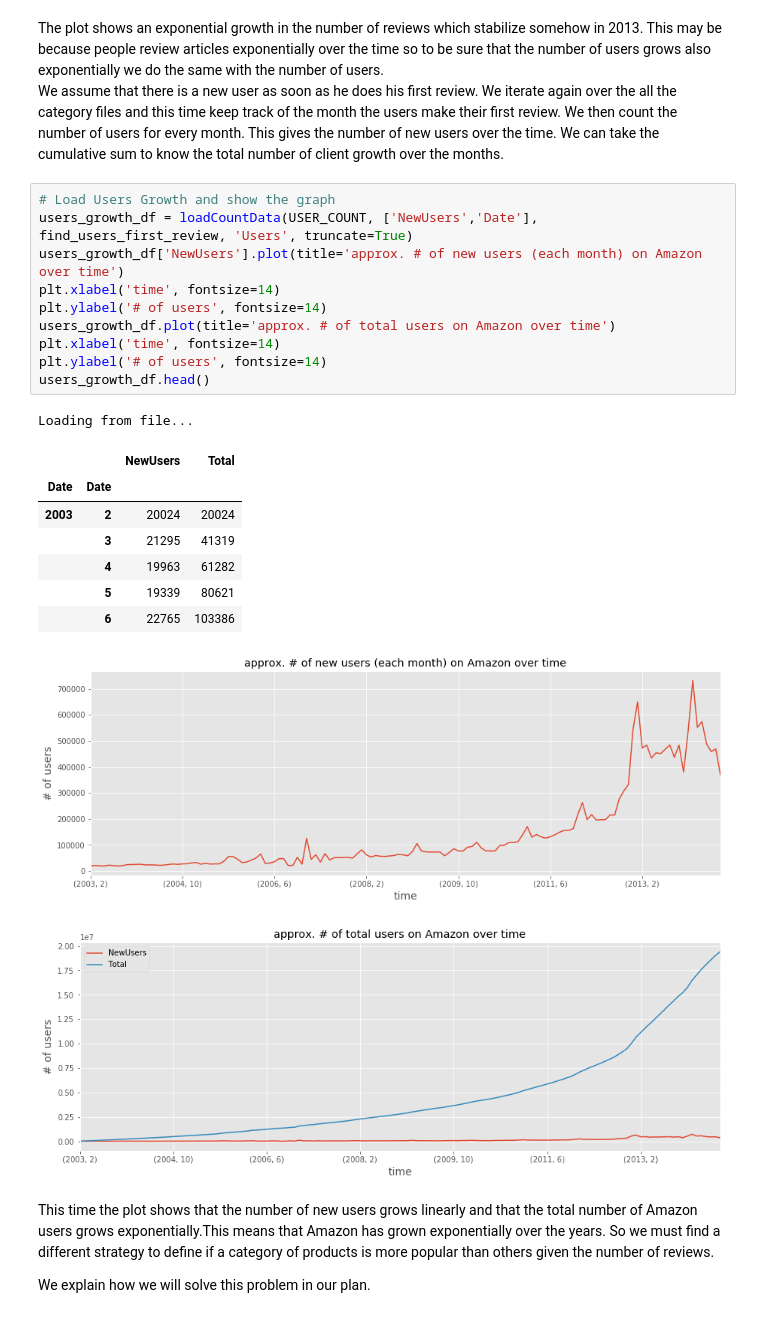
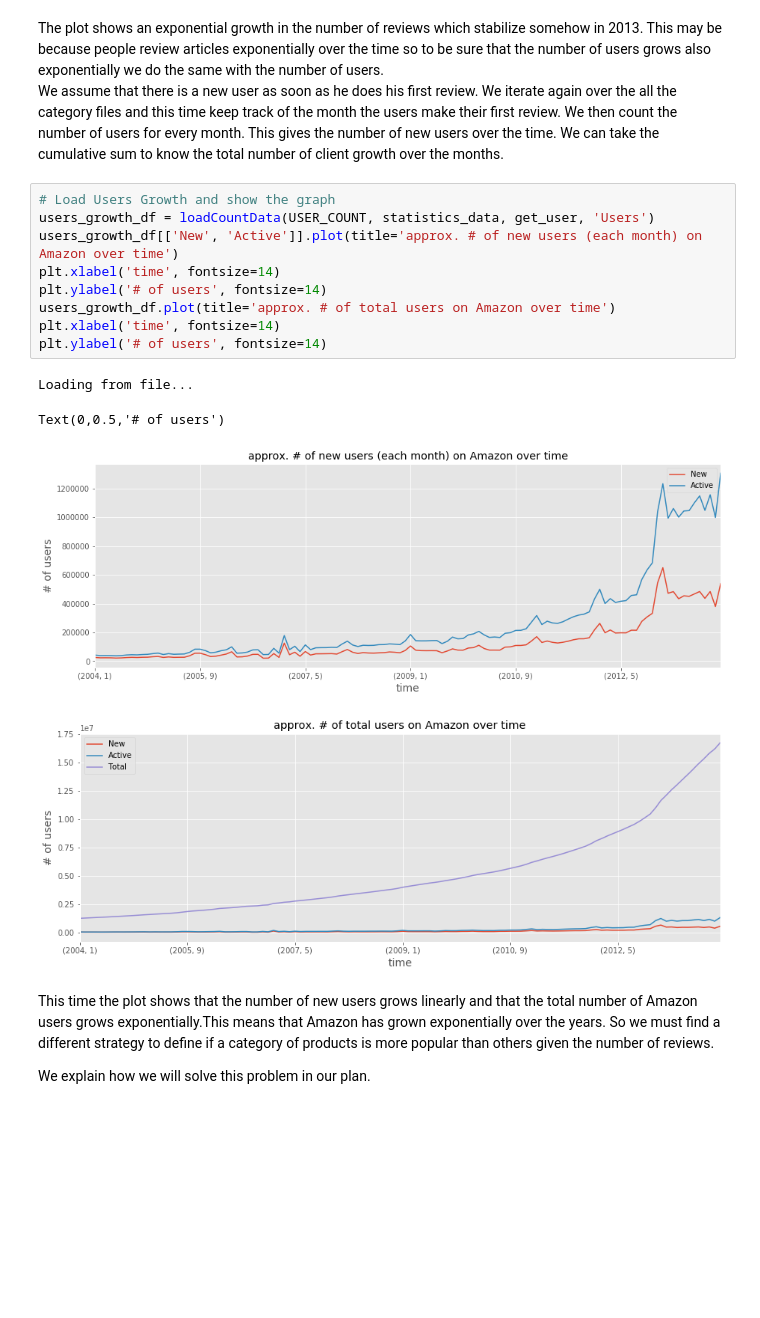
Before and after one commit to darioAnongba/EPFL-ADA, a Jupyter notebook: project/Report.ipynb, the cells around one changed output. Drawn from its saved outputs; the diff is of its cells as text; blank space fills up the shorter version.

Commit message:
Using Active

```diff
--- a/project/Report.ipynb
+++ b/project/Report.ipynb
@@ -234,25 +250,18 @@ The plot shows an exponential growth in the number of reviews which stabilize so
 We assume that there is a new user as soon as he does his first review. We iterate again over the all the category files and this time keep track of the month the users make their first review. We then count the number of users for every month. This gives the number of new users over the time. We can take the cumulative sum to know the total number of client growth over the months.
 # %%
 # Load Users Growth and show the graph
-users_growth_df = loadCountData(USER_COUNT, ['NewUsers','Date'], find_users_first_review, 'Users', truncate=True)
-users_growth_df['NewUsers'].plot(title='approx. # of new users (each month) on Amazon over time')
+users_growth_df = loadCountData(USER_COUNT, statistics_data, get_user, 'Users')
+users_growth_df[['New', 'Active']].plot(title='approx. # of new users (each month) on Amazon over time')
 plt.xlabel('time', fontsize=14)
 plt.ylabel('# of users', fontsize=14)
 users_growth_df.plot(title='approx. # of total users on Amazon over time')
 plt.xlabel('time', fontsize=14)
 plt.ylabel('# of users', fontsize=14)
-users_growth_df.head()
 # %% [output]
 Loading from file...
-|  |  | NewUsers | Total |
-| Date | Date |  |  |
-| 2003 | 2 | 20024 | 20024 |
-|  | 3 | 21295 | 41319 |
-|  | 4 | 19963 | 61282 |
-|  | 5 | 19339 | 80621 |
-|  | 6 | 22765 | 103386 |
+Text(0,0.5,'# of users')
-[figure, old version]
+[figure, new version]
-[figure, old version]
+[figure, new version]
 # %% [markdown]
 This time the plot shows that the number of new users grows linearly and that the total number of Amazon users grows exponentially.This means that Amazon has grown exponentially over the years. So we must find a different strategy to define if a category of products is more popular than others given the number of reviews.
 
```
Also changed, not shown: parts of 22 cells of this notebook, 3 other files.
